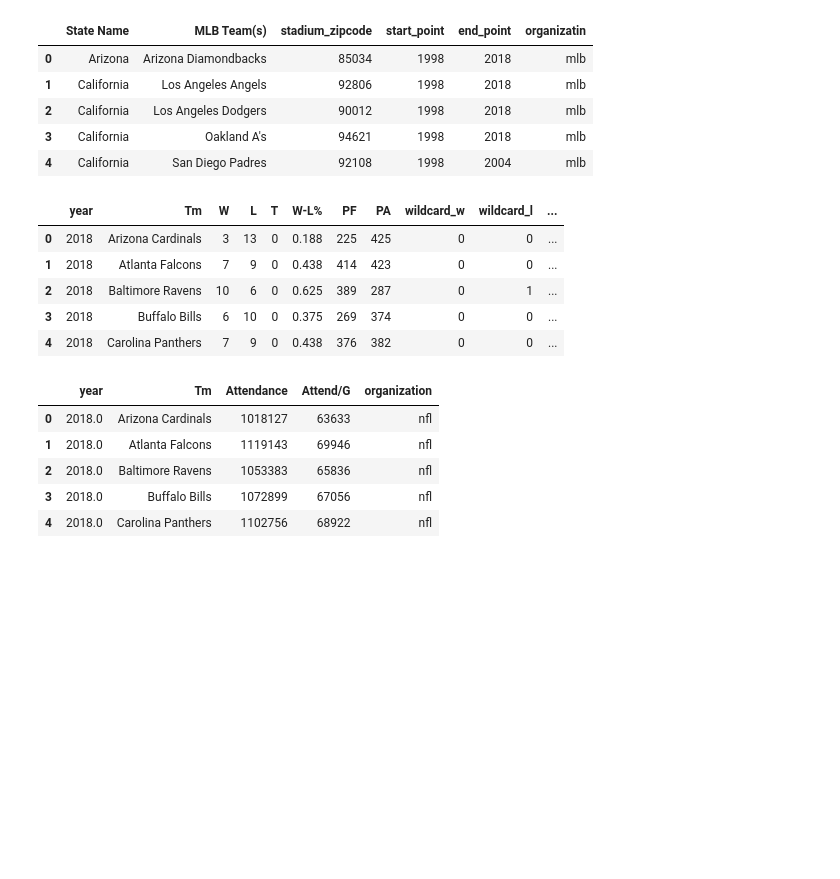
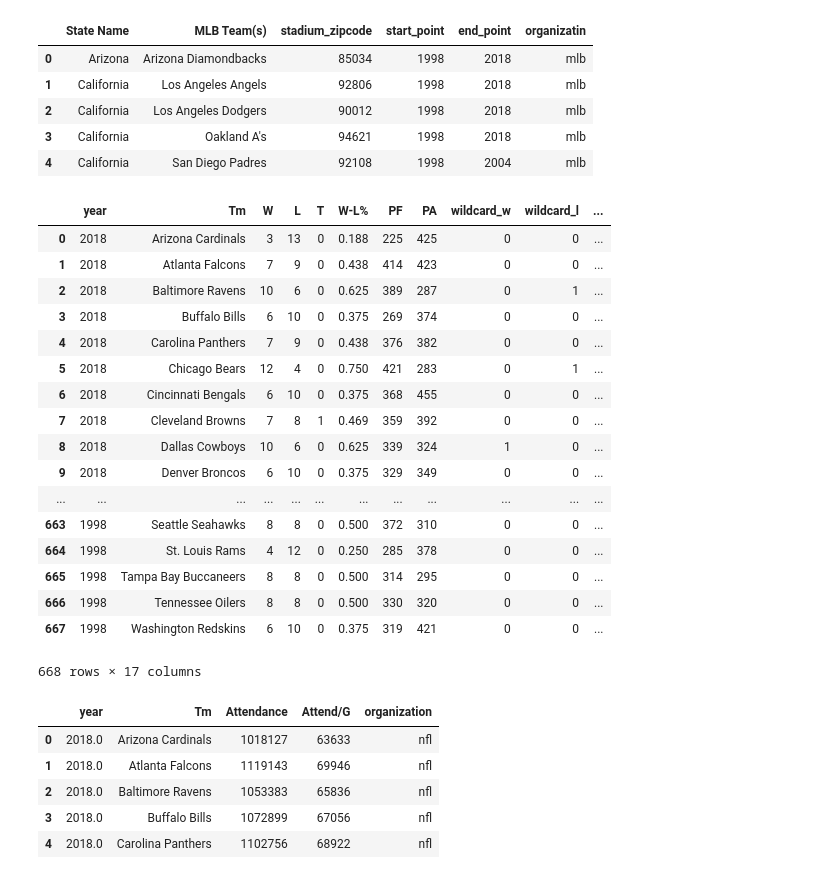
Before and after one commit to Git-hSin/TeamPerformanceCommImpact, a Jupyter notebook: tim_sports/tim_sports.ipynb, the cells around one changed output. Saved outputs shown, nothing was run; the diff lists cells and outputs as text; code cells hidden in the pictures; blank space fills up the shorter version.

```diff
--- a/tim_sports/tim_sports.ipynb
+++ b/tim_sports/tim_sports.ipynb
@@ -79,14 +79,26 @@ mlb_locations_df.head()
 | 3 | California | Oakland A's | 94621 | 1998 | 2018 | mlb |
 | 4 | California | San Diego Padres | 92108 | 1998 | 2004 | mlb |
 # %%
-nfl_df.head()
+nfl_df
 # %% [output]
 |  | year | Tm | W | L | T | W-L% | PF | PA | wildcard_w | wildcard_l | ... |
 | 0 | 2018 | Arizona Cardinals | 3 | 13 | 0 | 0.188 | 225 | 425 | 0 | 0 | ... |
 | 1 | 2018 | Atlanta Falcons | 7 | 9 | 0 | 0.438 | 414 | 423 | 0 | 0 | ... |
 | 2 | 2018 | Baltimore Ravens | 10 | 6 | 0 | 0.625 | 389 | 287 | 0 | 1 | ... |
 | 3 | 2018 | Buffalo Bills | 6 | 10 | 0 | 0.375 | 269 | 374 | 0 | 0 | ... |
 | 4 | 2018 | Carolina Panthers | 7 | 9 | 0 | 0.438 | 376 | 382 | 0 | 0 | ... |
+| 5 | 2018 | Chicago Bears | 12 | 4 | 0 | 0.750 | 421 | 283 | 0 | 1 | ... |
+| 6 | 2018 | Cincinnati Bengals | 6 | 10 | 0 | 0.375 | 368 | 455 | 0 | 0 | ... |
+| 7 | 2018 | Cleveland Browns | 7 | 8 | 1 | 0.469 | 359 | 392 | 0 | 0 | ... |
+| 8 | 2018 | Dallas Cowboys | 10 | 6 | 0 | 0.625 | 339 | 324 | 1 | 0 | ... |
+| 9 | 2018 | Denver Broncos | 6 | 10 | 0 | 0.375 | 329 | 349 | 0 | 0 | ... |
+| ... | ... | ... | ... | ... | ... | ... | ... | ... | ... | ... | ... |
+| 663 | 1998 | Seattle Seahawks | 8 | 8 | 0 | 0.500 | 372 | 310 | 0 | 0 | ... |
+| 664 | 1998 | St. Louis Rams | 4 | 12 | 0 | 0.250 | 285 | 378 | 0 | 0 | ... |
+| 665 | 1998 | Tampa Bay Buccaneers | 8 | 8 | 0 | 0.500 | 314 | 295 | 0 | 0 | ... |
+| 666 | 1998 | Tennessee Oilers | 8 | 8 | 0 | 0.500 | 330 | 320 | 0 | 0 | ... |
+| 667 | 1998 | Washington Redskins | 6 | 10 | 0 | 0.375 | 319 | 421 | 0 | 0 | ... |
+668 rows × 17 columns
 # %%
 nfl_attendance_df.head()
 # %% [output]
```
Also changed, not shown: parts of 2 cells of this notebook, 1 other file.
